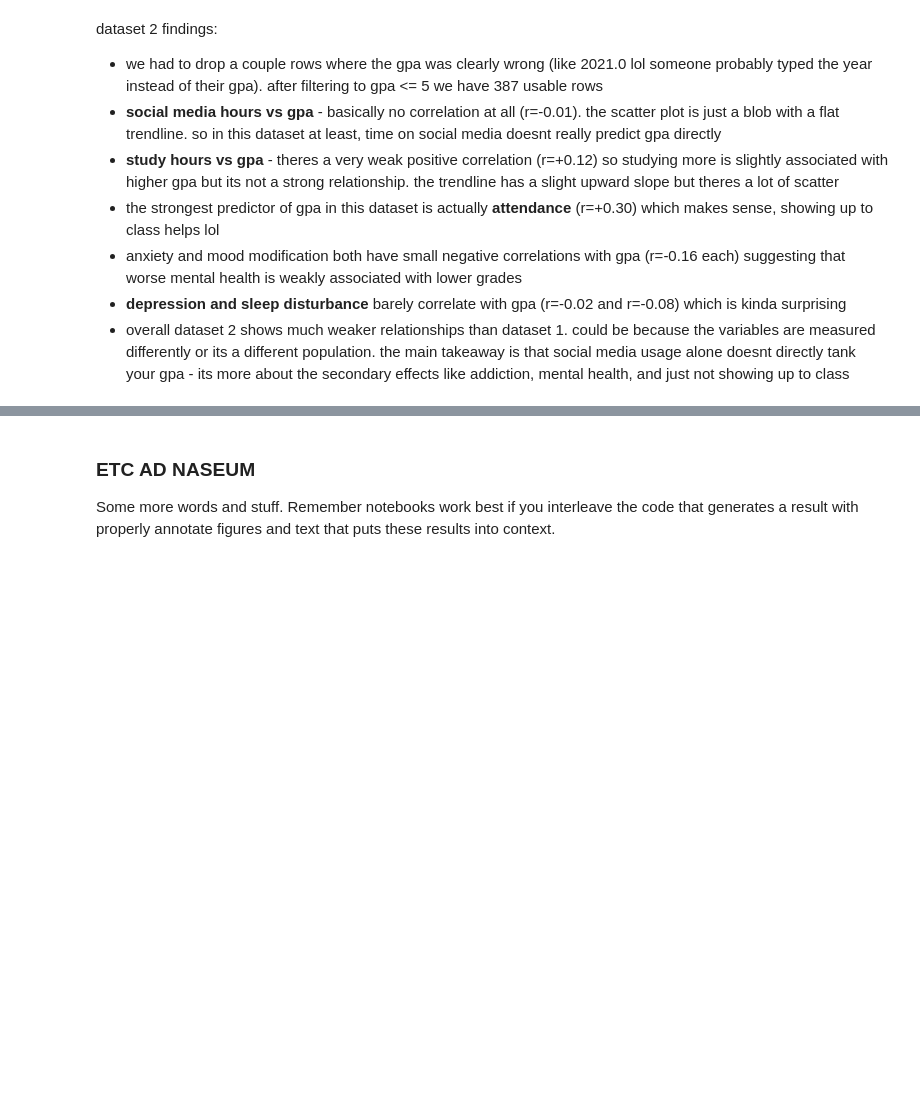
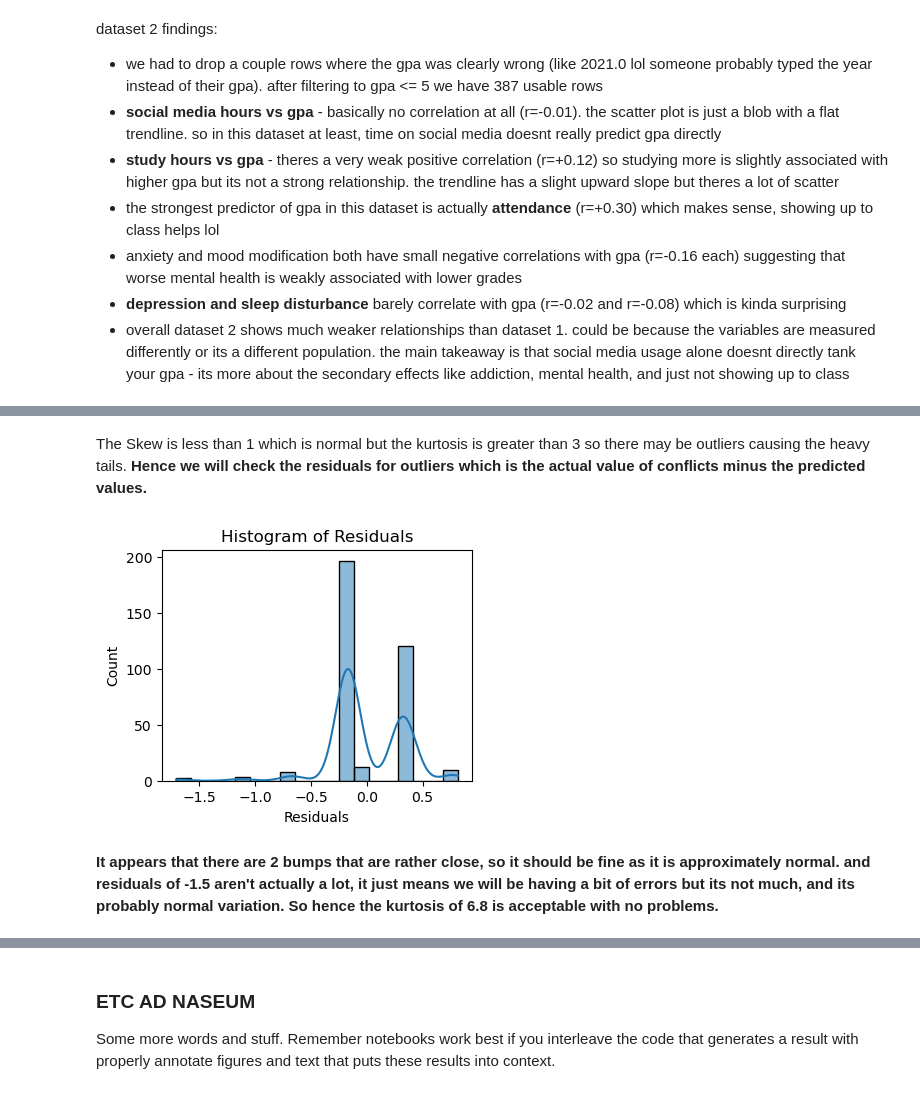
Before and after one commit to COGS108/Group151_WI26, a Jupyter notebook: 03-FinalProject.ipynb, the cells around one changed output, grey strips where cells are left out. Cells and saved outputs as stored; diff of their text form; code cells hidden in the pictures; blank space fills up the shorter version.

```diff
--- a/03-FinalProject.ipynb
+++ b/03-FinalProject.ipynb
@@ -478,0 +486,11 @@ Some more words and stuff.  Remember notebooks work best if you interleave the c
+# %%
+from statsmodels.stats.outliers_influence import variance_inflation_factor
+import statsmodels.api as sm
+
+df = df[df["Academic_Level"] == "Undergraduate"]
+X = df[["Avg_Daily_Usage_Hours", "Addicted_Score", "Mental_Health_Score", "Affects_Academic_Performance", "Sleep_Hours_Per_Night"]]
+
+X = sm.add_constant(X) #Atding a Constanr
+vif = pd.DataFrame()  # Making the VIF
+vif["variable"] = X.columns; vif["VIF"] = [variance_inflation_factor(X.values, i) for i in range(X.shape[1])]
+print(vif); print();
@@ -478,0 +508,5 @@ Some more words and stuff.  Remember notebooks work best if you interleave the c
+# %%
+import statsmodels.api as sm
+import statsmodels.formula.api as smf
+model = smf.ols(formula="Conflicts_Over_Social_Media ~ Addicted_Score", data=df).fit()
+print(model.summary())
@@ -478,0 +531,18 @@ Some more words and stuff.  Remember notebooks work best if you interleave the c
+# %% [markdown]
+The Skew is less than 1 which is normal but the kurtosis is greater than 3 so there may be outliers causing the heavy tails. **Hence we will check the residuals for outliers which is the actual value of conflicts minus the predicted values.**
+# %%
+residuals = model.resid
+fitted = model.fittedvalues
+
+import seaborn as sns
+import matplotlib.pyplot as plt
+
+fig, ax = plt.subplots(figsize=(4, 3))
+sns.histplot(residuals, kde=True)
+plt.title("Histogram of Residuals")
+plt.xlabel("Residuals")
+plt.show()
+# %% [output]
+[figure, added]
+# %% [markdown]
+**It appears that there are 2 bumps that are rather close, so it should be fine as it is approximately normal. and residuals of -1.5 aren't actually a lot, it just means we will be having a bit of errors but its not much, and its probably normal variation. So hence the kurtosis of 6.8 is acceptable with no problems.**
```
Also changed, not shown: parts of 12 cells of this notebook.
